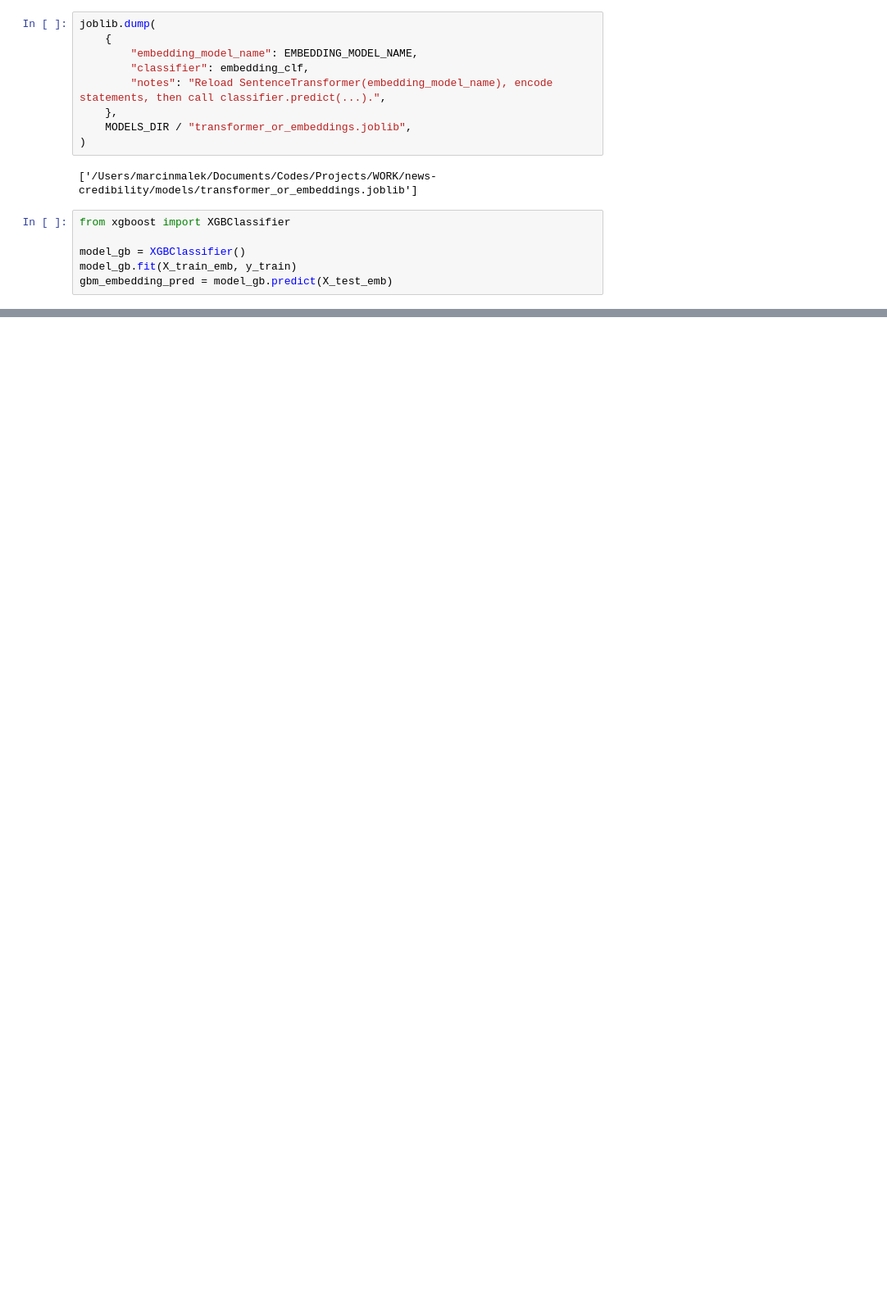
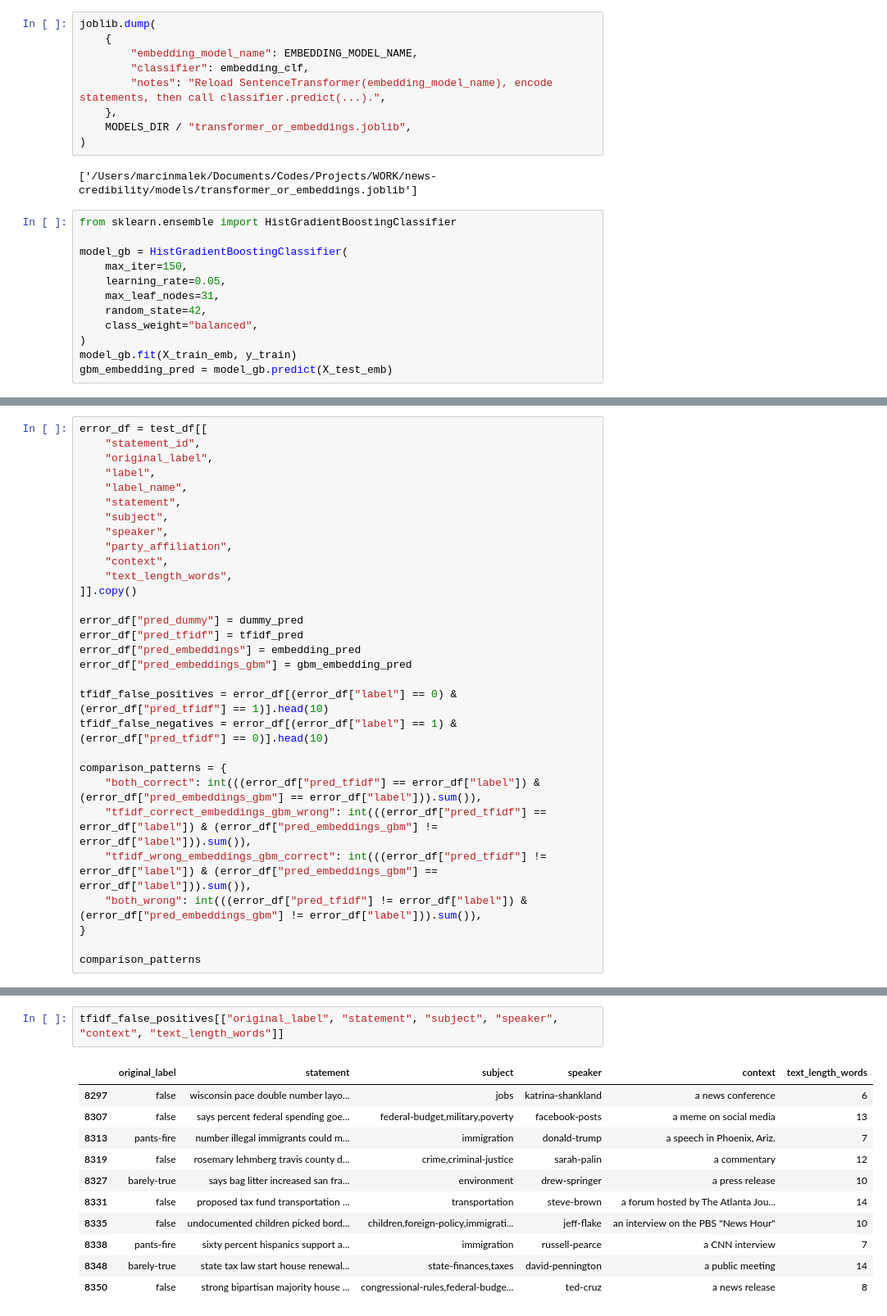
Before and after one commit to greyish-pelagia/news-credibility, a Jupyter notebook: analysis.ipynb, the cells around one changed output, grey strips where cells are left out. Shown at 82% size. Drawn from its saved outputs; the diff is of its cells as text; blank space fills up the shorter version.

```diff
--- a/analysis.ipynb
+++ b/analysis.ipynb
@@ -318,9 +330,15 @@ joblib.dump(
 # %% [output]
 ['/Users/marcinmalek/Documents/Codes/Projects/WORK/news-credibility/models/transformer_or_embeddings.joblib']
 # %%
-from xgboost import XGBClassifier
+from sklearn.ensemble import HistGradientBoostingClassifier
 
-model_gb = XGBClassifier()
+model_gb = HistGradientBoostingClassifier(
+    max_iter=150,
+    learning_rate=0.05,
+    max_leaf_nodes=31,
+    random_state=42,
+    class_weight="balanced",
+)
 model_gb.fit(X_train_emb, y_train)
 gbm_embedding_pred = model_gb.predict(X_test_emb)
 # %%
@@ -344,0 +394,30 @@ save_confusion_matrix(
+# %%
+error_df = test_df[[
+    "statement_id",
+    "original_label",
+    "label",
+    "label_name",
+    "statement",
+    "subject",
+    "speaker",
+    "party_affiliation",
+    "context",
+    "text_length_words",
+]].copy()
+
+error_df["pred_dummy"] = dummy_pred
+error_df["pred_tfidf"] = tfidf_pred
+error_df["pred_embeddings"] = embedding_pred
+error_df["pred_embeddings_gbm"] = gbm_embedding_pred
+
+tfidf_false_positives = error_df[(error_df["label"] == 0) & (error_df["pred_tfidf"] == 1)].head(10)
+tfidf_false_negatives = error_df[(error_df["label"] == 1) & (error_df["pred_tfidf"] == 0)].head(10)
+
+comparison_patterns = {
+    "both_correct": int(((error_df["pred_tfidf"] == error_df["label"]) & (error_df["pred_embeddings_gbm"] == error_df["label"])).sum()),
+    "tfidf_correct_embeddings_gbm_wrong": int(((error_df["pred_tfidf"] == error_df["label"]) & (error_df["pred_embeddings_gbm"] != error_df["label"])).sum()),
+    "tfidf_wrong_embeddings_gbm_correct": int(((error_df["pred_tfidf"] != error_df["label"]) & (error_df["pred_embeddings_gbm"] == error_df["label"])).sum()),
+    "both_wrong": int(((error_df["pred_tfidf"] != error_df["label"]) & (error_df["pred_embeddings_gbm"] != error_df["label"])).sum()),
+}
+
+comparison_patterns
@@ -344,0 +429,14 @@ save_confusion_matrix(
+# %%
+tfidf_false_positives[["original_label", "statement", "subject", "speaker", "context", "text_length_words"]]
+# %% [output]
+|  | original_label | statement | subject | speaker | context | text_length_words |
+| 8297 | false | wisconsin pace double number layo... | jobs | katrina-shankland | a news conference | 6 |
+| 8307 | false | says percent federal spending goe... | federal-budget,military,poverty | facebook-posts | a meme on social media | 13 |
+| 8313 | pants-fire | number illegal immigrants could m... | immigration | donald-trump | a speech in Phoenix, Ariz. | 7 |
+| 8319 | false | rosemary lehmberg travis county d... | crime,criminal-justice | sarah-palin | a commentary | 12 |
+| 8327 | barely-true | says bag litter increased san fra... | environment | drew-springer | a press release | 10 |
+| 8331 | false | proposed tax fund transportation ... | transportation | steve-brown | a forum hosted by The Atlanta Jou... | 14 |
+| 8335 | false | undocumented children picked bord... | children,foreign-policy,immigrati... | jeff-flake | an interview on the PBS "News Hour" | 10 |
+| 8338 | pants-fire | sixty percent hispanics support a... | immigration | russell-pearce | a CNN interview | 7 |
+| 8348 | barely-true | state tax law start house renewal... | state-finances,taxes | david-pennington | a public meeting | 14 |
+| 8350 | false | strong bipartisan majority house ... | congressional-rules,federal-budge... | ted-cruz | a news release | 8 |
```
Also changed, not shown: parts of 16 cells of this notebook, 9 other files.
